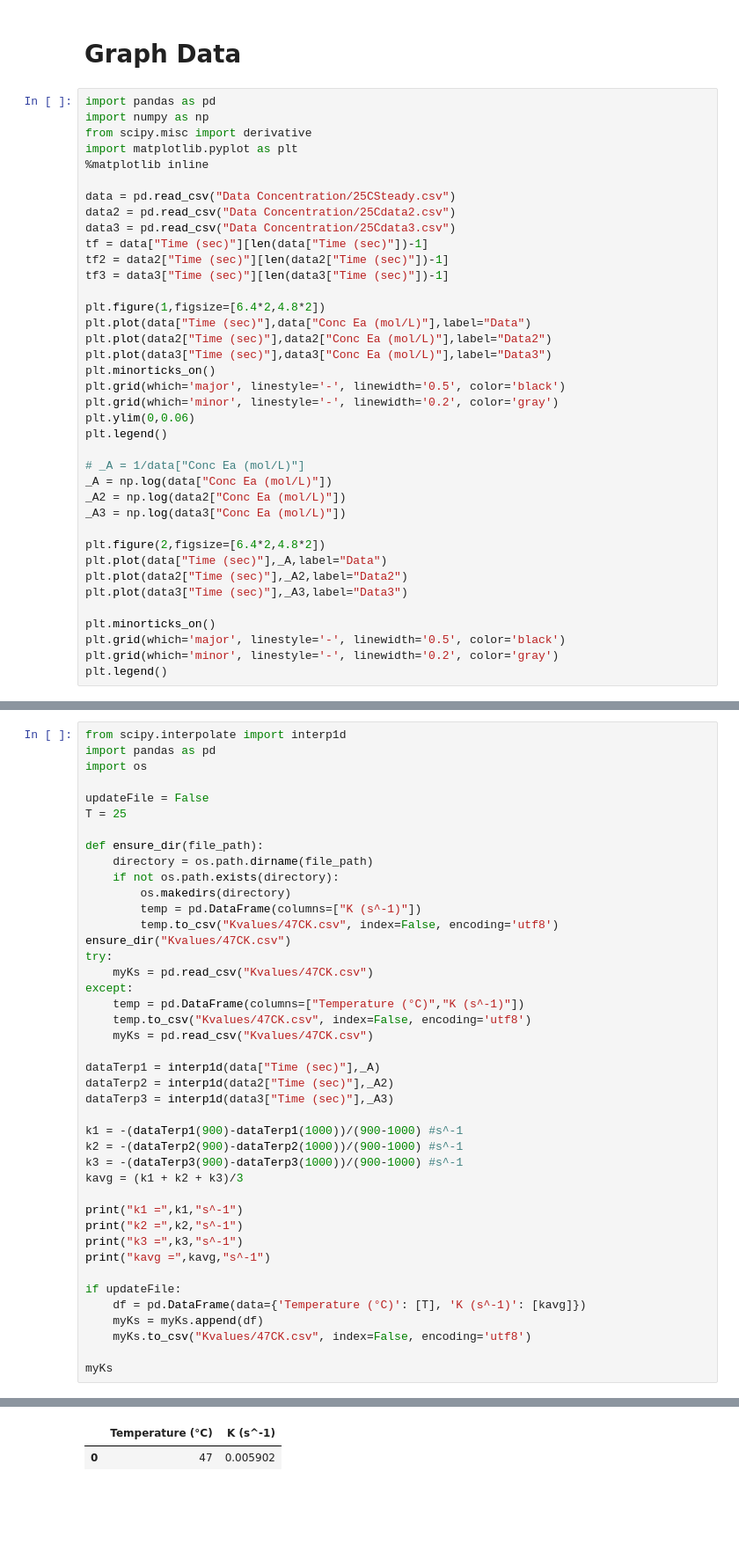
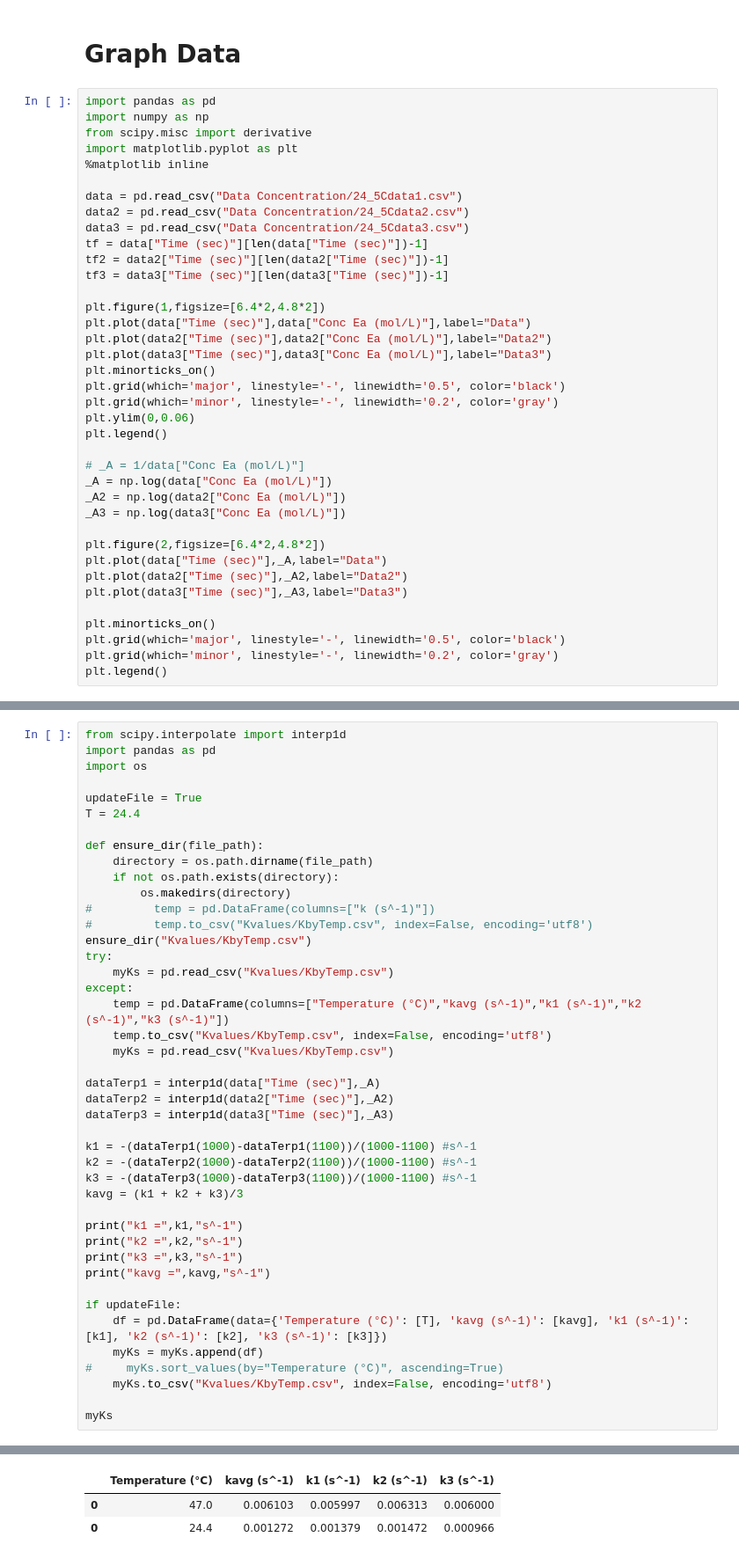
Before and after one commit to Nachreld/EthylAcetate, a Jupyter notebook: Calculations.ipynb, the cells around one changed output, grey strips where cells are left out. Shown at 88% size. Cells and saved outputs as stored; diff of their text form; blank space fills up the shorter version.

```diff
--- a/Calculations.ipynb
+++ b/Calculations.ipynb
@@ -7,9 +7,9 @@ from scipy.misc import derivative
 import matplotlib.pyplot as plt
 %matplotlib inline
 
-data = pd.read_csv("Data Concentration/25CSteady.csv")
-data2 = pd.read_csv("Data Concentration/25Cdata2.csv")
-data3 = pd.read_csv("Data Concentration/25Cdata3.csv")
+data = pd.read_csv("Data Concentration/24_5Cdata1.csv")
+data2 = pd.read_csv("Data Concentration/24_5Cdata2.csv")
+data3 = pd.read_csv("Data Concentration/24_5Cdata3.csv")
 tf = data["Time (sec)"][len(data["Time (sec)"])-1]
 tf2 = data2["Time (sec)"][len(data2["Time (sec)"])-1]
 tf3 = data3["Time (sec)"][len(data3["Time (sec)"])-1]
@@ -47,30 +47,30 @@ from scipy.interpolate import interp1d
 import pandas as pd
 import os
 
-updateFile = False
-T = 25
+updateFile = True
+T = 24.4
 
 def ensure_dir(file_path):
     directory = os.path.dirname(file_path)
     if not os.path.exists(directory):
         os.makedirs(directory)
-        temp = pd.DataFrame(columns=["K (s^-1)"])
-        temp.to_csv("Kvalues/47CK.csv", index=False, encoding='utf8')
-ensure_dir("Kvalues/47CK.csv")
+#         temp = pd.DataFrame(columns=["k (s^-1)"])
+#         temp.to_csv("Kvalues/KbyTemp.csv", index=False, encoding='utf8')
+ensure_dir("Kvalues/KbyTemp.csv")
 try:
-    myKs = pd.read_csv("Kvalues/47CK.csv")
+    myKs = pd.read_csv("Kvalues/KbyTemp.csv")
 except:
-    temp = pd.DataFrame(columns=["Temperature (°C)","K (s^-1)"])
-    temp.to_csv("Kvalues/47CK.csv", index=False, encoding='utf8')
-    myKs = pd.read_csv("Kvalues/47CK.csv")
+    temp = pd.DataFrame(columns=["Temperature (°C)","kavg (s^-1)","k1 (s^-1)","k2 (s^-1)","k3 (s^-1)"])
+    temp.to_csv("Kvalues/KbyTemp.csv", index=False, encoding='utf8')
+    myKs = pd.read_csv("Kvalues/KbyTemp.csv")
 
 dataTerp1 = interp1d(data["Time (sec)"],_A)
 dataTerp2 = interp1d(data2["Time (sec)"],_A2)
 dataTerp3 = interp1d(data3["Time (sec)"],_A3)
 
-k1 = -(dataTerp1(900)-dataTerp1(1000))/(900-1000) #s^-1
-k2 = -(dataTerp2(900)-dataTerp2(1000))/(900-1000) #s^-1
-k3 = -(dataTerp3(900)-dataTerp3(1000))/(900-1000) #s^-1
+k1 = -(dataTerp1(1000)-dataTerp1(1100))/(1000-1100) #s^-1
+k2 = -(dataTerp2(1000)-dataTerp2(1100))/(1000-1100) #s^-1
+k3 = -(dataTerp3(1000)-dataTerp3(1100))/(1000-1100) #s^-1
 kavg = (k1 + k2 + k3)/3
 
 print("k1 =",k1,"s^-1")
@@ -79,9 +79,10 @@ print("k3 =",k3,"s^-1")
 print("kavg =",kavg,"s^-1")
 
 if updateFile:
-    df = pd.DataFrame(data={'Temperature (°C)': [T], 'K (s^-1)': [kavg]})
+    df = pd.DataFrame(data={'Temperature (°C)': [T], 'kavg (s^-1)': [kavg], 'k1 (s^-1)': [k1], 'k2 (s^-1)': [k2], 'k3 (s^-1)': [k3]})
     myKs = myKs.append(df)
-    myKs.to_csv("Kvalues/47CK.csv", index=False, encoding='utf8')
+#     myKs.sort_values(by="Temperature (°C)", ascending=True)
+    myKs.to_csv("Kvalues/KbyTemp.csv", index=False, encoding='utf8')
 
 myKs
 # %% [output]
@@ -92,2 +93,3 @@ kavg = 0.0016566066395205237 s^-1
-|  | Temperature (°C) | K (s^-1) |
-| 0 | 47 | 0.005902 |
+|  | Temperature (°C) | kavg (s^-1) | k1 (s^-1) | k2 (s^-1) | k3 (s^-1) |
+| 0 | 47.0 | 0.006103 | 0.005997 | 0.006313 | 0.006000 |
+| 0 | 24.4 | 0.001272 | 0.001379 | 0.001472 | 0.000966 |
```
Also changed, not shown: parts of 2 cells of this notebook, 15 other files.
